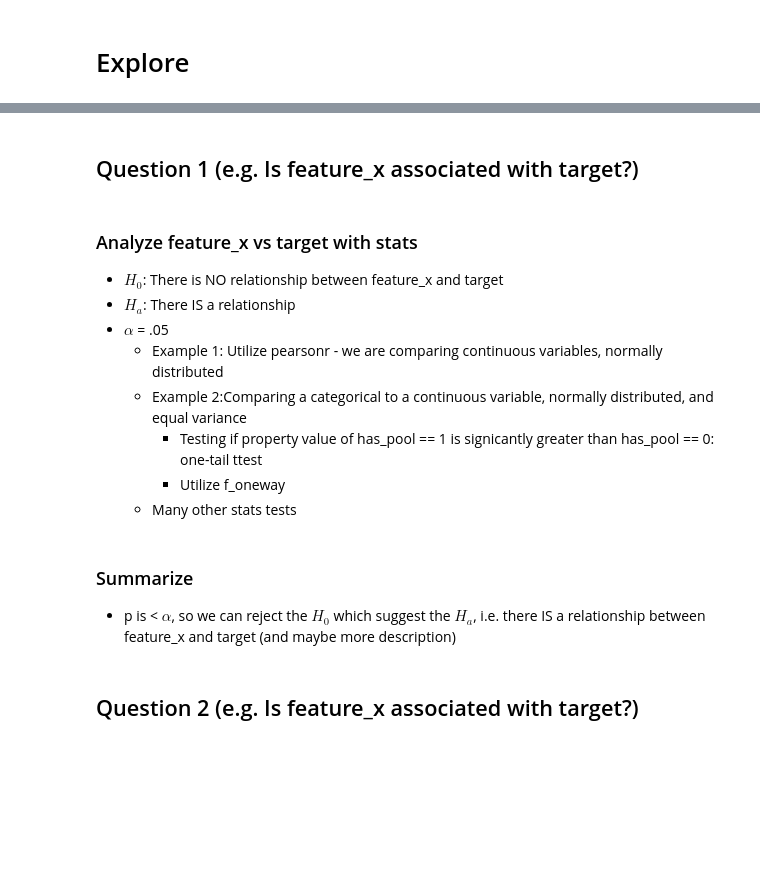
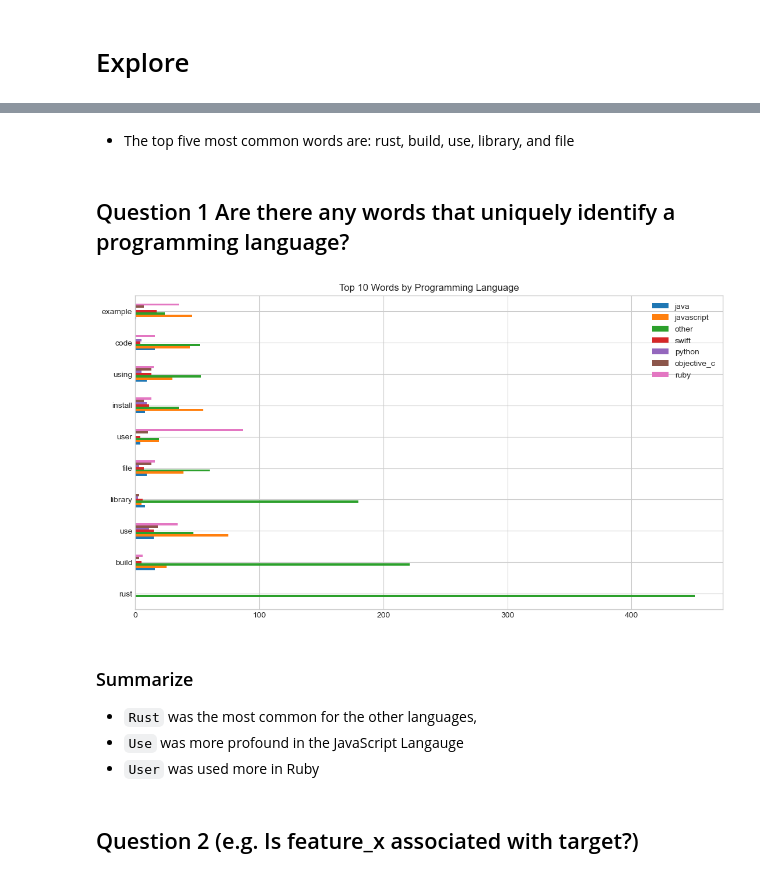
Before and after one commit to Keila-Camarillo/nlp_most_starred_repos, a Jupyter notebook: final_report_template.ipynb, the cells around one changed output, grey strips where cells are left out. Cells and saved outputs as stored; diff of their text form; code cells hidden in the pictures; blank space fills up the shorter version.

```diff
--- a/final_report_template.ipynb
+++ b/final_report_template.ipynb
@@ -57,26 +66,8 @@ np.random.seed(123)
 # %%
-def split_data(df, target_variable):
-    '''
-    Takes in two arguments the dataframe name and the ("target_variable" - must be in string format) to stratify  and
-    return train, validate, test subset dataframes will output train, validate, and test in that order.
-    '''
-    train, test = train_test_split(df, #first split
-                                   test_size=.2,
-                                   random_state=123,
-                                   stratify= df[target_variable])
-    train, validate = train_test_split(train, #second split
-                                    test_size=.25,
-                                    random_state=123,
-                                    stratify=train[target_variable])
-    return train, validate, test
+## acquireing and preparing data for exploration
+df = a.get_data_json()
+
+df = w.clean_df(df)
 # %%
-## acquireing and preparing data for exploration
-f = open('data.json')
-df = json.load(f)
-df = pd.DataFrame(df)
-
-df = w.clean_df(df)
-
-# dropping nulls
-df = df.dropna()
-df.head()
+## splitting data in to train, validate, and test
+train, validate, test = w.split_data(df)
@@ -146,8 +74,3 @@ Name: language, dtype: int64
-# %%
-## splitting data in to train, validate, and test
-#train, validate, test = w.split_function(df)
-target_variable = "language"
-train, validate, test = split_data(df, target_variable)
 # %% [markdown]
 # A brief look at the data
 # %%
@@ -169,15 +144,9 @@ train, validate, test = split_data(df, target_variable)
+# %% [markdown]
+* The top five most common words are: rust, build, use, library, and file
 # %% [markdown]
-## Question 1 (e.g. Is feature_x associated with target?)
+## Question 1 Are there any words that uniquely identify a programming language?
 # %%
-# Visualize Example: # get a regplot of squarefeet vs property_value on train
-## INSERT CODE HERE
+# top 10 word visualizes
+e.get_word_viz(train)
+# %% [output]
+[figure, added]
-# %% [markdown]
-### Analyze feature_x vs target with stats
-- $H_0$: There is NO relationship between feature_x and target
-- $H_a$: There IS a relationship
-- $\alpha$ = .05
-    - Example 1: Utilize pearsonr - we are comparing continuous variables, normally distributed
-    - Example 2:Comparing a categorical to a continuous variable, normally distributed, and equal variance
-        - Testing if property value of has_pool == 1 is signicantly greater than has_pool == 0:  one-tail ttest
-        - Utilize f_oneway
-    - Many other stats tests
@@ -187,6 +153,8 @@ train, validate, test = split_data(df, target_variable)
 # %% [markdown]
 ### Summarize
-- p is < $\alpha$, so we can reject the $H_0$ which suggest the $H_a$, i.e. there IS a relationship between feature_x and target (and maybe more description)
+* `Rust` was the most common for the other languages,
+* `Use` was more profound in the JavaScript Langauge
+* `User` was used more in Ruby
 # %% [markdown]
 ## Question 2 (e.g. Is feature_x associated with target?)
 # %%
```
Also changed, not shown: parts of 48 cells of this notebook, 2 other files.
